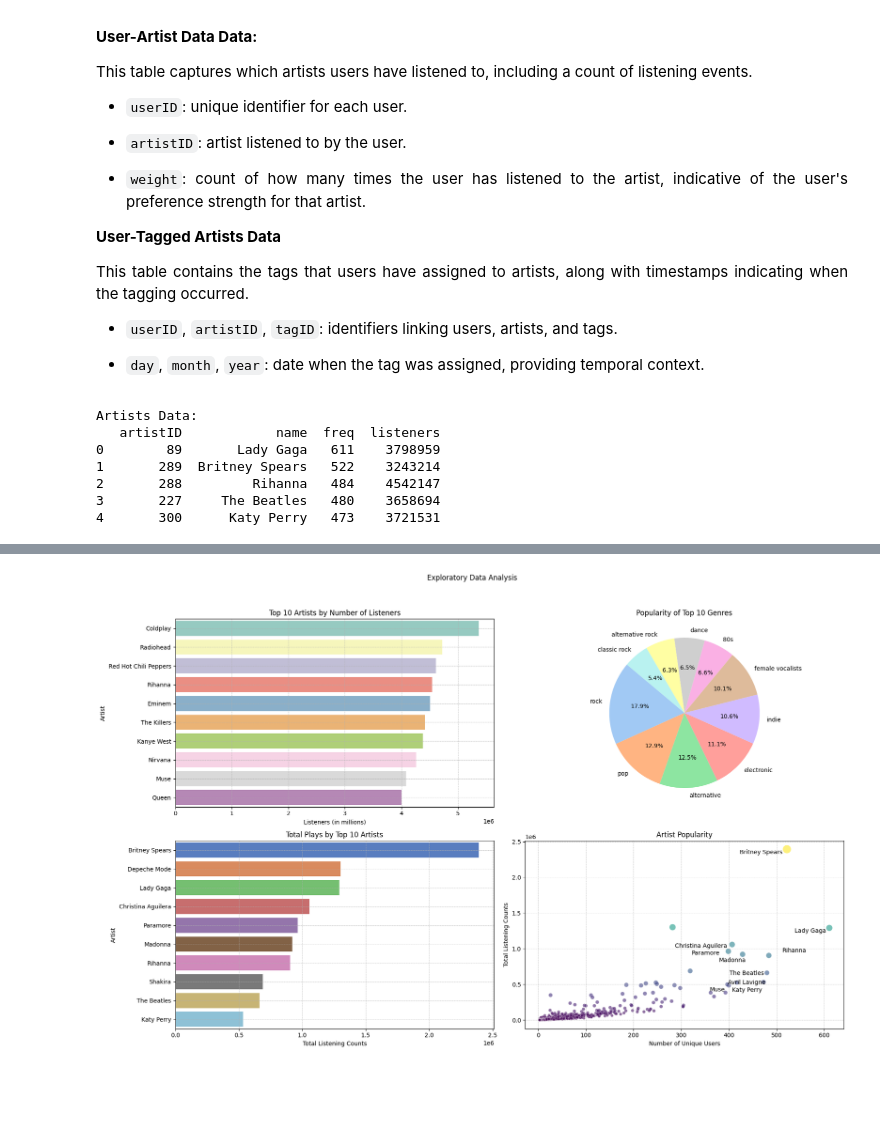
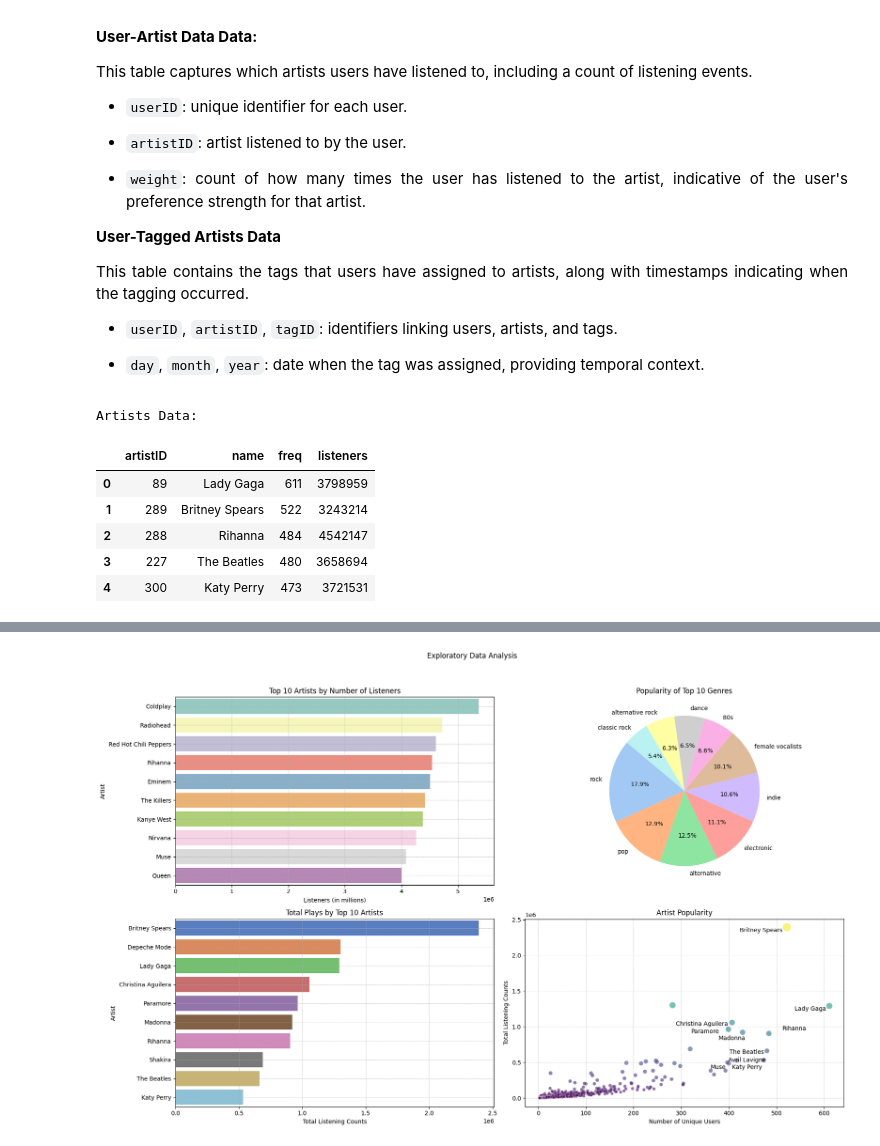
Before and after one commit to SergioCuencaNunez/ml3-music-recommender, a Jupyter notebook: main2.ipynb, the cells around one changed output, grey strips where cells are left out. Drawn from its saved outputs; the diff is of its cells as text; code cells hidden in the pictures; blank space fills up the shorter version.

```diff
--- a/main2.ipynb
+++ b/main2.ipynb
@@ -77,12 +81,12 @@ tags = pd.read_csv('hetrec2011-lastfm-2k/tags.dat', header=0, sep='\t', encoding
 users = pd.read_csv('hetrec2011-lastfm-2k/user_artists.dat',header=0, sep='\t')
 # %%
 print("Artists Data:")
-print(artists.head())
+artists.head()
 # %% [output]
 Artists Data:
-   artistID            name  freq  listeners
-0        89       Lady Gaga   611    3798959
-1       289  Britney Spears   522    3243214
-2       288         Rihanna   484    4542147
-3       227     The Beatles   480    3658694
-4       300      Katy Perry   473    3721531
+|  | artistID | name | freq | listeners |
+| 0 | 89 | Lady Gaga | 611 | 3798959 |
+| 1 | 289 | Britney Spears | 522 | 3243214 |
+| 2 | 288 | Rihanna | 484 | 4542147 |
+| 3 | 227 | The Beatles | 480 | 3658694 |
+| 4 | 300 | Katy Perry | 473 | 3721531 |
```
Also changed, not shown: parts of 54 cells of this notebook, 28 other files.
